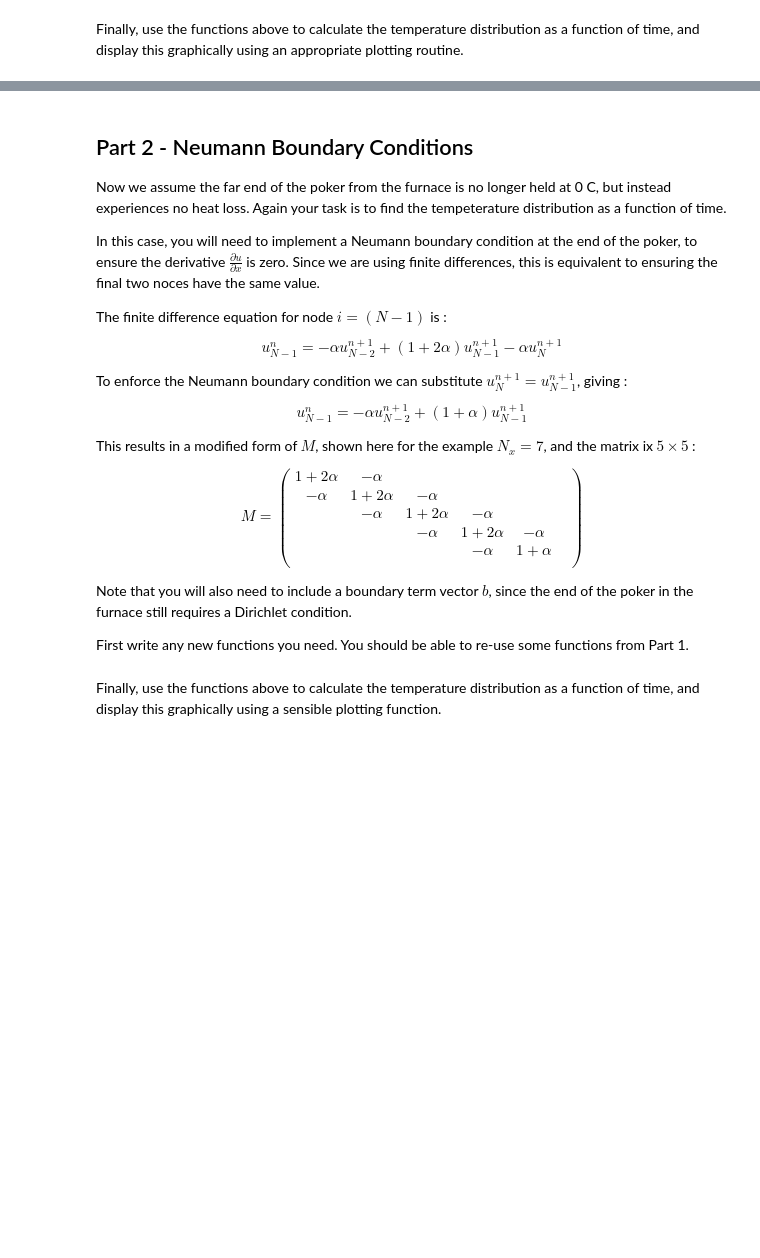
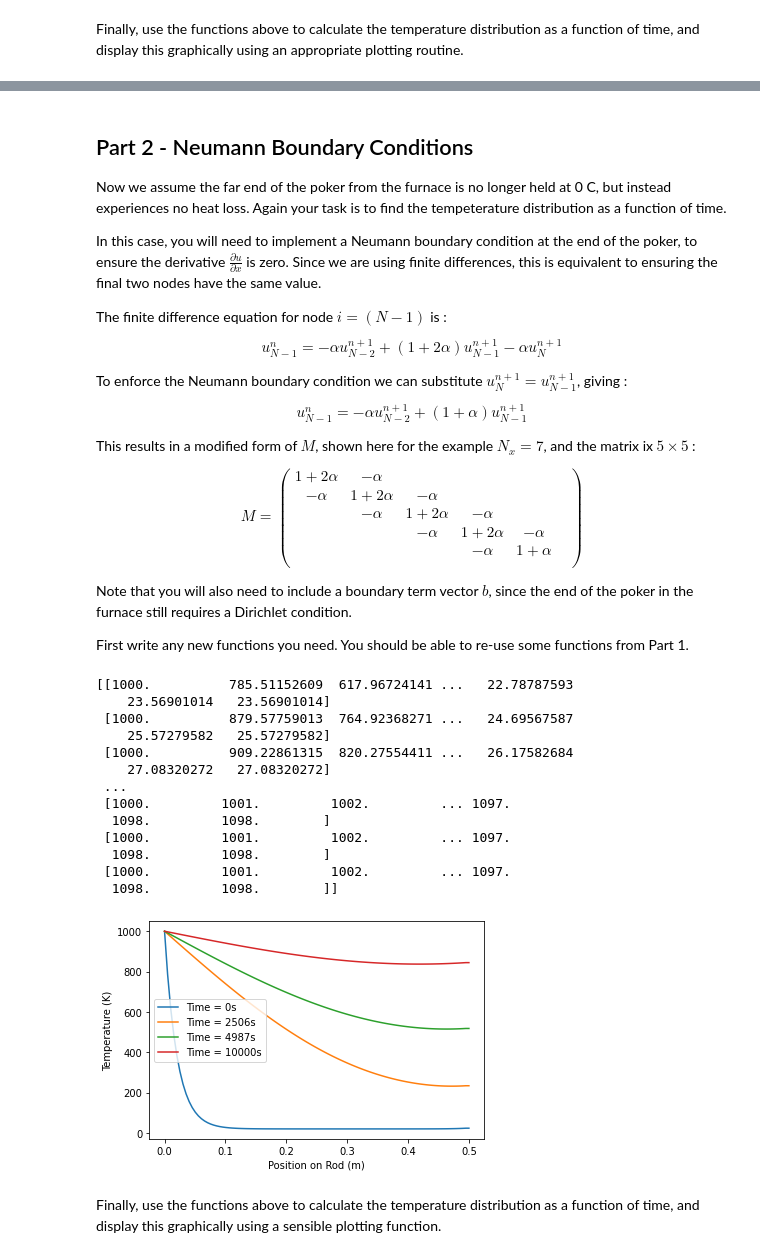
Before and after one commit to sam-you-ell/Computational-Physics, a Jupyter notebook: 3rd Year/PDEs/PDESolve.ipynb, the cells around one changed output, grey strips where cells are left out. Cells and saved outputs as stored; diff of their text form; code cells hidden in the pictures; blank space fills up the shorter version.

```diff
--- a/3rd Year/PDEs/PDESolve.ipynb
+++ b/3rd Year/PDEs/PDESolve.ipynb
@@ -241,7 +250,7 @@ plt.show()
 
 Now we assume the far end of the poker from the furnace is no longer held at 0 C, but instead experiences no heat loss. Again your task is to find the tempeterature distribution as a function of time.
 
-In this case, you will need to implement a Neumann boundary condition at the end of the poker, to ensure the derivative $\frac{\partial u}{\partial x}$ is zero. Since we are using finite differences, this is equivalent to ensuring the final two noces have the same value.
+In this case, you will need to implement a Neumann boundary condition at the end of the poker, to ensure the derivative $\frac{\partial u}{\partial x}$ is zero. Since we are using finite differences, this is equivalent to ensuring the final two nodes have the same value.
 
 The finite difference equation for node $i=(N-1)$ is :
 
@@ -266,6 +275,48 @@ $$
 Note that you will also need to include a boundary term vector $b$, since the end of the poker in the furnace still requires a Dirichlet condition.
 
 First write any new functions you need. You should be able to re-use some functions from Part 1.
+# %%
+
+
+def time_temp2(FiniteDifference, T, bc):
+    grid = np.zeros((T, FiniteDifference.N)) # size T x 200
+    grid[:, 0] = 1000
+    internal = grid[:, 1:FiniteDifference.N-1] #size 198
+    u = np.full(FiniteDifference.N-2, 20.0)
+    grid[:, -1] = grid[:, -2]
+    for k in range(0, T):
+        internal[k, ] = transport(FiniteDifference, u, Iron, bc)
+        u[:] = internal[k, ]
+    grid[:, -1] = grid[:, -2]
+    return grid
+
+def timeplots2(k:int, bc:str):
+    timelabel = "%.0f"%ts[k]
+    plt.ylabel('Temperature (K)')
+    plt.xlabel('Position on Rod (m)')
+    plt.plot(xs, time_temp2(Implicit, T, bc)[k,:], label = f'Time = {timelabel}s')
+    plt.legend()
+
+print(time_temp2(Implicit, T, 'neumann'))
+timeplots2(0, 'neumann')
+timeplots2(100, 'neumann')
+timeplots2(199, 'neumann')
+timeplots2(399, 'neumann')
+# %% [output]
+[[1000.          785.51152609  617.96724141 ...   22.78787593
+    23.56901014   23.56901014]
+ [1000.          879.57759013  764.92368271 ...   24.69567587
+    25.57279582   25.57279582]
+ [1000.          909.22861315  820.27554411 ...   26.17582684
+    27.08320272   27.08320272]
+ ...
+ [1000.         1001.         1002.         ... 1097.
+  1098.         1098.        ]
+ [1000.         1001.         1002.         ... 1097.
+  1098.         1098.        ]
+ [1000.         1001.         1002.         ... 1097.
+  1098.         1098.        ]]
+[figure, added]
 # %% [markdown]
 Finally, use the functions above to calculate the temperature distribution as a function of time, and display this graphically using a sensible plotting function.
 # %% [markdown]
```
Also changed, not shown: parts of 3 cells of this notebook.
